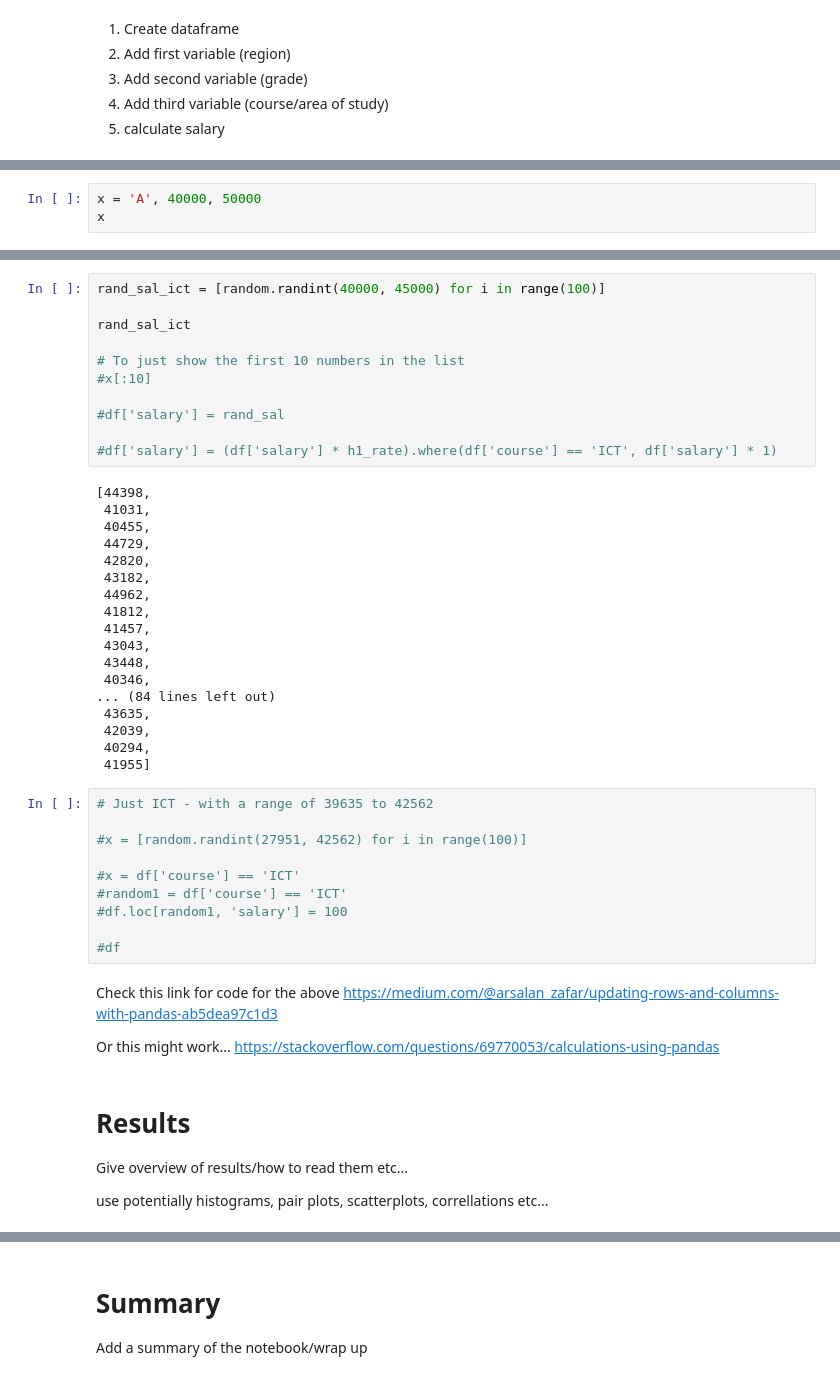
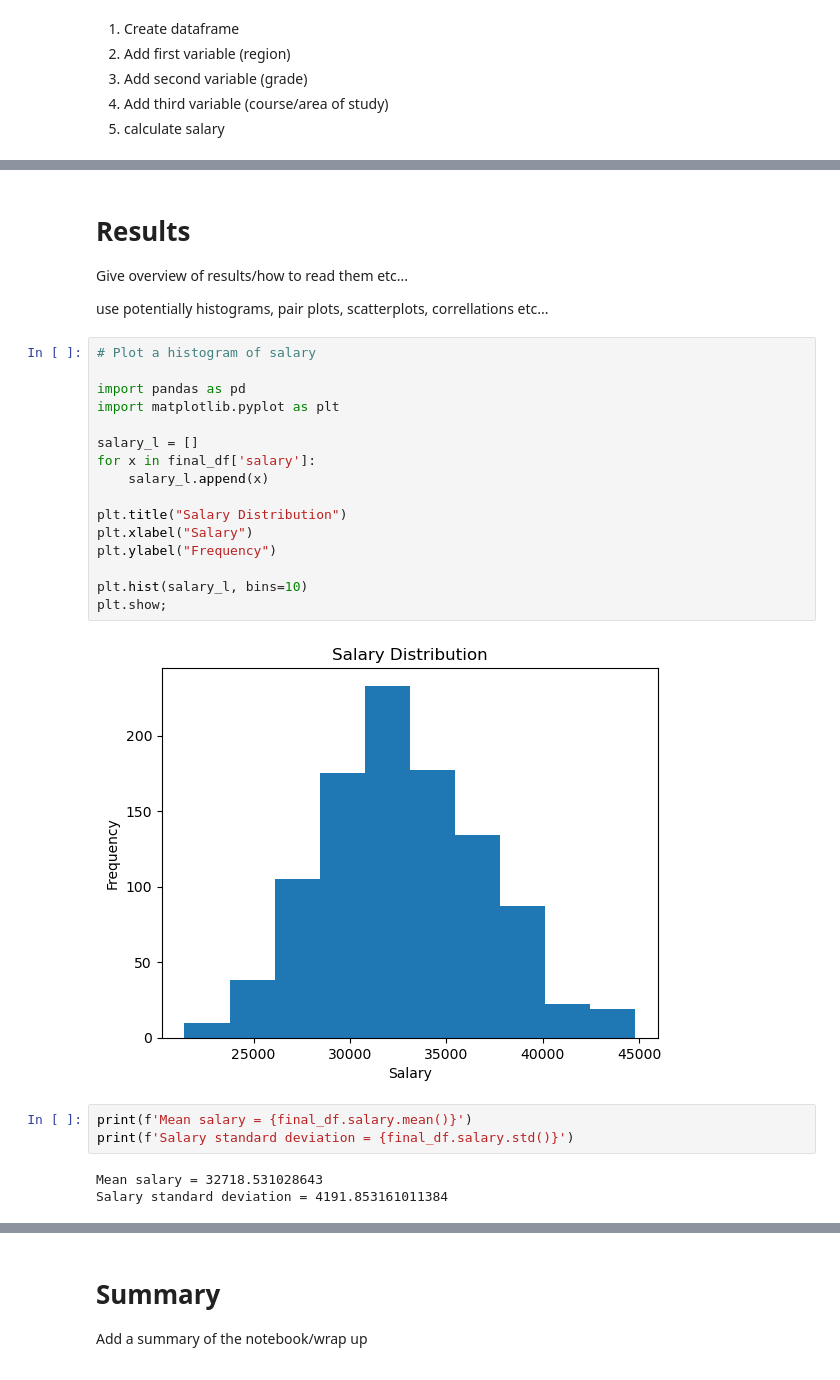
Before and after one commit to PeeBs68/mywork, a Jupyter notebook: project1.ipynb, the cells around one changed output, grey strips where cells are left out. Cells and saved outputs as stored; diff of their text form.

Commit message:
Testing Plots

```diff
--- a/project1.ipynb
+++ b/project1.ipynb
@@ -270,3 +214,0 @@ final_df
-# %%
-x = 'A', 40000, 50000
-x
@@ -375,51 +400,30 @@ df
-# %%
-rand_sal_ict = [random.randint(40000, 45000) for i in range(100)]
-
-rand_sal_ict
-
-# To just show the first 10 numbers in the list
-#x[:10]
-
-#df['salary'] = rand_sal
-
-#df['salary'] = (df['salary'] * h1_rate).where(df['course'] == 'ICT', df['salary'] * 1)
-# %% [output]
-[44398,
- 41031,
- 40455,
- 44729,
- 42820,
- 43182,
- 44962,
- 41812,
- 41457,
- 43043,
- 43448,
- 40346,
-... (84 lines left out)
- 43635,
- 42039,
- 40294,
- 41955]
-# %%
-# Just ICT - with a range of 39635 to 42562
-
-#x = [random.randint(27951, 42562) for i in range(100)]
-
-#x = df['course'] == 'ICT'
-#random1 = df['course'] == 'ICT'
-#df.loc[random1, 'salary'] = 100
-
-#df
-# %% [markdown]
-Check this link for code for the above
-https://medium.com/@arsalan_zafar/updating-rows-and-columns-with-pandas-ab5dea97c1d3
-
-Or this might work...
-https://stackoverflow.com/questions/69770053/calculations-using-pandas
 # %% [markdown]
 # Results
 
 Give overview of results/how to read them etc...
 
 use potentially histograms, pair plots, scatterplots, correllations etc...
+# %%
+# Plot a histogram of salary
+
+import pandas as pd
+import matplotlib.pyplot as plt
+
+salary_l = []
+for x in final_df['salary']:
+    salary_l.append(x)
+
+plt.title("Salary Distribution")
+plt.xlabel("Salary")
+plt.ylabel("Frequency")
+
+plt.hist(salary_l, bins=10)
+plt.show;
+# %% [output]
+[figure, added]
+# %%
+print(f'Mean salary = {final_df.salary.mean()}')
+print(f'Salary standard deviation = {final_df.salary.std()}')
+# %% [output]
+Mean salary = 32718.531028643
+Salary standard deviation = 4191.853161011384
```
Also changed, not shown: parts of 26 cells of this notebook.
